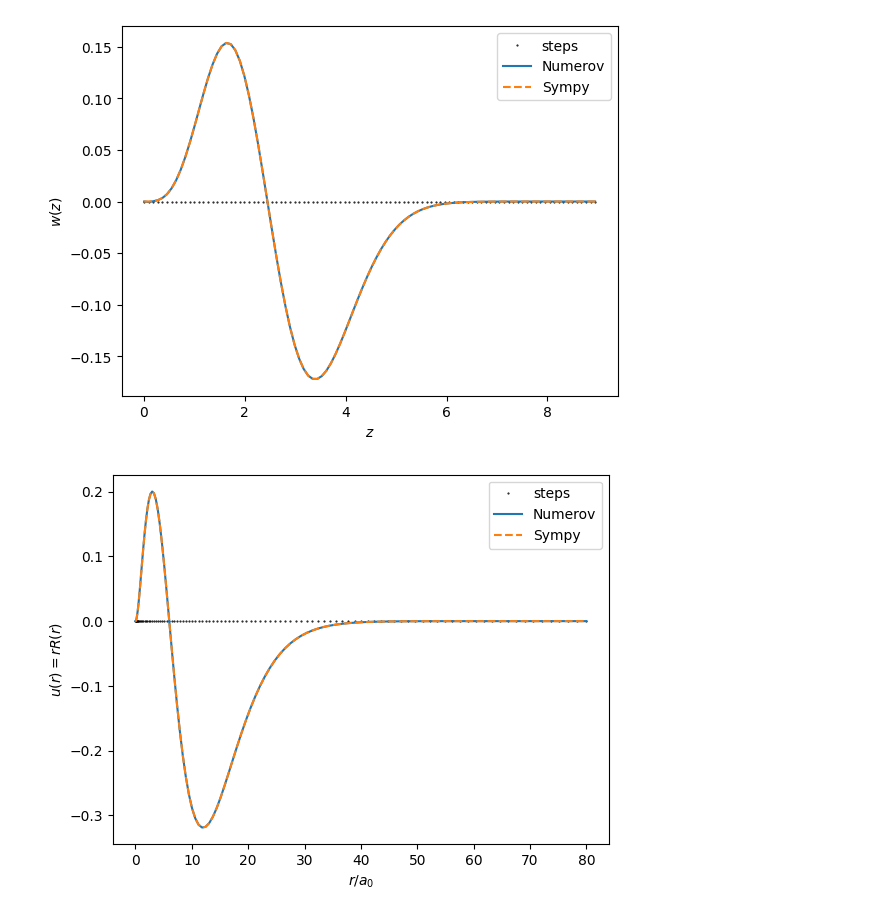
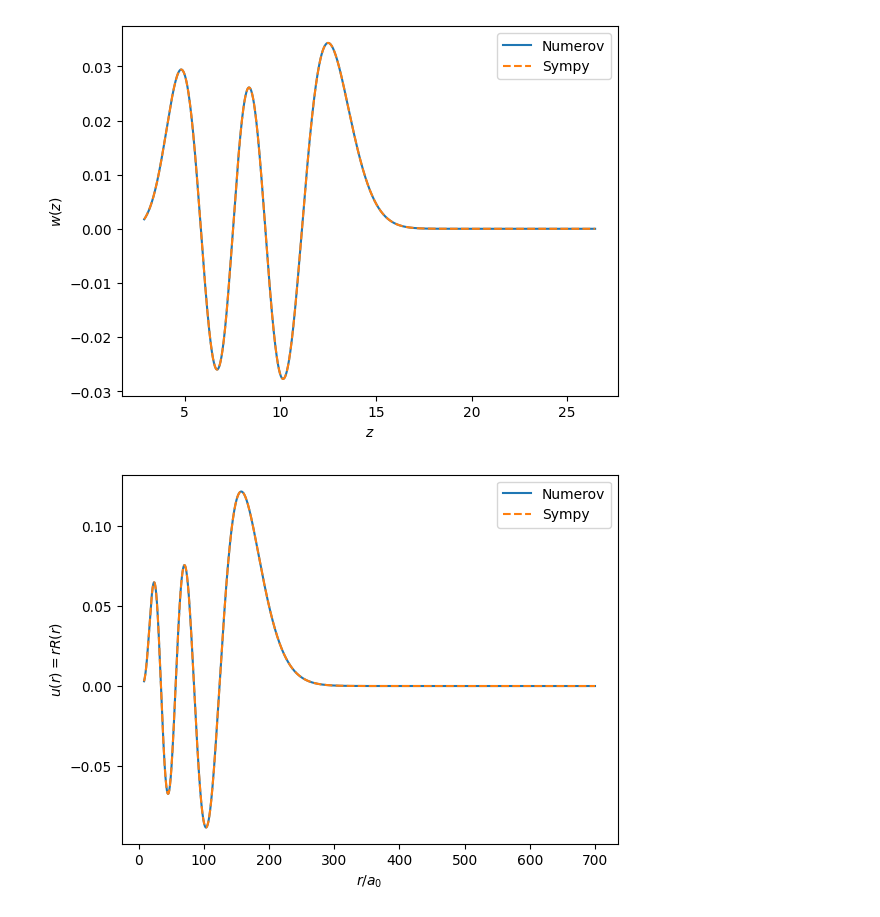
Before and after one commit to pairinteraction/ryd-numerov, a Jupyter notebook: docs/examples/example_hydrogen.ipynb, the cells around one changed output. Cells and saved outputs as stored; diff of their text form; code cells hidden in the pictures.

```diff
--- a/docs/examples/example_hydrogen.ipynb
+++ b/docs/examples/example_hydrogen.ipynb
@@ -6,4 +6,5 @@ import numpy as np
 
 from numerov.rydberg import RydbergState
 # %%
-hydrogen = RydbergState("H", n=3, l=1, j=1.5, steps=100)
+n, l = 10, 5
+hydrogen = RydbergState("H", n=n, l=l, j=l + 0.5, steps=10_000, run_backward=True)
@@ -15,14 +11,29 @@ u_list = np.sqrt(z_list) * w_list
+# %%
+hydrogen.integrate()
+z_list, x_list = hydrogen.z_list, hydrogen.x_list
 # %%
 from sympy.abc import r as sympy_r
 from sympy.physics import hydrogen as sympy_hydrogen
 from sympy.utilities.lambdify import lambdify
 
-R_nl = lambdify(sympy_r, sympy_hydrogen.R_nl(hydrogen.n, hydrogen.l, sympy_r, Z=1))
-u_list_symyp = R_nl(x_list) * x_list
-w_list_symyp = u_list_symyp / np.sqrt(z_list)
+
+def calc_R(n: int, l: int, x_list: np.ndarray, Z: int = 1):
+    if n <= 30:
+        R_nl = lambdify(sympy_r, sympy_hydrogen.R_nl(hydrogen.n, hydrogen.l, sympy_r, Z=1))
+        R_list = R_nl(x_list)
+    else:
+        R_list = np.zeros_like(x_list)
+        for i, x in enumerate(x_list):
+            R_list[i] = sympy_hydrogen.R_nl(n, l, x, Z)
+    return R_list
+
+
+R_list_symyp = calc_R(hydrogen.n, hydrogen.l, hydrogen.x_list)
+u_list_symyp = R_list_symyp * hydrogen.x_list
+w_list_symyp = u_list_symyp / np.sqrt(hydrogen.z_list)
 # %%
-plt.plot(z_list, np.zeros_like(z_list), c="k", marker=".", ms=1, ls="None", label="steps")
-plt.plot(z_list, w_list, "C0-", label="Numerov")
+# plt.plot(z_list, np.zeros_like(z_list), c="k", marker=".", ms=1, ls="None", label="steps")
+plt.plot(z_list, hydrogen.w_list, "C0-", label="Numerov")
 plt.plot(z_list, w_list_symyp, "C1--", label="Sympy")
 plt.xlabel(r"$z$")
 plt.ylabel(r"$w(z)$")
@@ -30,15 +41,15 @@ plt.legend()
 
 plt.show()
 # %% [output]
-[figure, old version]
+[figure, new version]
 # %%
-plt.plot(x_list, np.zeros_like(x_list), c="k", marker=".", ms=1, ls="None", label="steps")
-plt.plot(x_list, u_list, "C0-", label="Numerov")
+# plt.plot(x_list, np.zeros_like(x_list), c="k", marker=".", ms=1, ls="None", label="steps")
+plt.plot(x_list, hydrogen.u_list, "C0-", label="Numerov")
 plt.plot(x_list, u_list_symyp, "C1--", label="Sympy")
 plt.xlabel(r"$r / a_0$")
 plt.ylabel(r"$u(r) = r R(r)$")
 plt.legend()
 
 plt.show()
 # %% [output]
-[figure, old version]
+[figure, new version]
```
Also changed, not shown: parts of 4 cells of this notebook, 2 other files.
